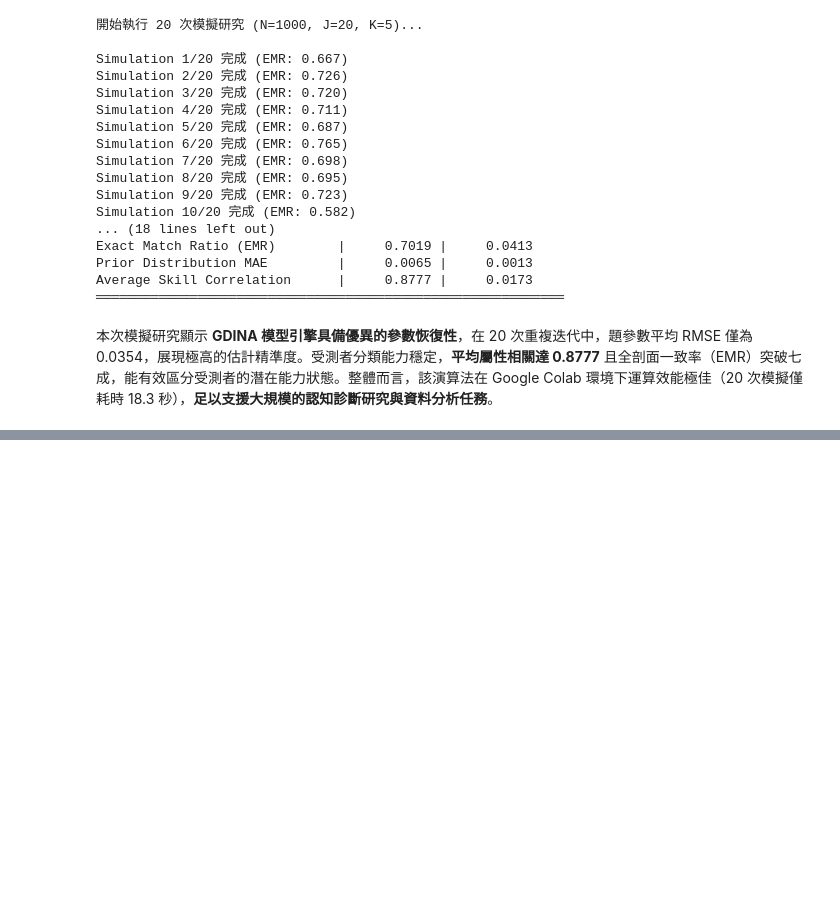
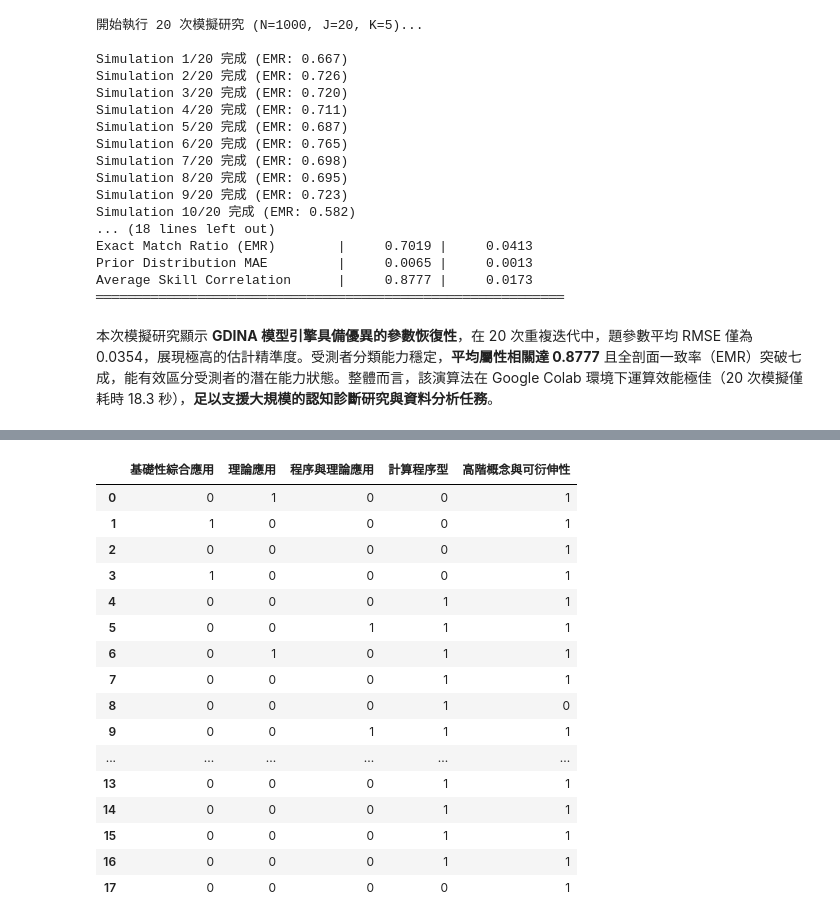
Before and after one commit to jiewenTsai/pygdina, a Jupyter notebook: pygdina_demo.ipynb, the cells around one changed output, grey strips where cells are left out. Saved outputs shown, nothing was run; the diff lists cells and outputs as text; code cells hidden in the pictures; blank space fills up the shorter version.

```diff
--- a/pygdina_demo.ipynb
+++ b/pygdina_demo.ipynb
@@ -434,0 +350,23 @@ Average Skill Correlation      |     0.8777 |     0.0173
+# %%
+Q0 = pd.read_excel('https://www.dropbox.com/scl/fi/6nbrifq2y2i64jwtds9ui/concepts.xlsx?rlkey=z5gs5xy5jrspoh4kkwxja5y91&e=1&dl=1')
+Q1 = Q0.iloc[:,1:]
+# %%
+Q1
+# %% [output]
+|  | 基礎性綜合應用 | 理論應用 | 程序與理論應用 | 計算程序型 | 高階概念與可衍伸性 |
+| 0 | 0 | 1 | 0 | 0 | 1 |
+| 1 | 1 | 0 | 0 | 0 | 1 |
+| 2 | 0 | 0 | 0 | 0 | 1 |
+| 3 | 1 | 0 | 0 | 0 | 1 |
+| 4 | 0 | 0 | 0 | 1 | 1 |
+| 5 | 0 | 0 | 1 | 1 | 1 |
+| 6 | 0 | 1 | 0 | 1 | 1 |
+| 7 | 0 | 0 | 0 | 1 | 1 |
+| 8 | 0 | 0 | 0 | 1 | 0 |
+| 9 | 0 | 0 | 1 | 1 | 1 |
+| ... | ... | ... | ... | ... | ... |
+| 13 | 0 | 0 | 0 | 1 | 1 |
+| 14 | 0 | 0 | 0 | 1 | 1 |
+| 15 | 0 | 0 | 0 | 1 | 1 |
+| 16 | 0 | 0 | 0 | 1 | 1 |
+| 17 | 0 | 0 | 0 | 0 | 1 |
```
Also changed, not shown: parts of 11 cells of this notebook.
